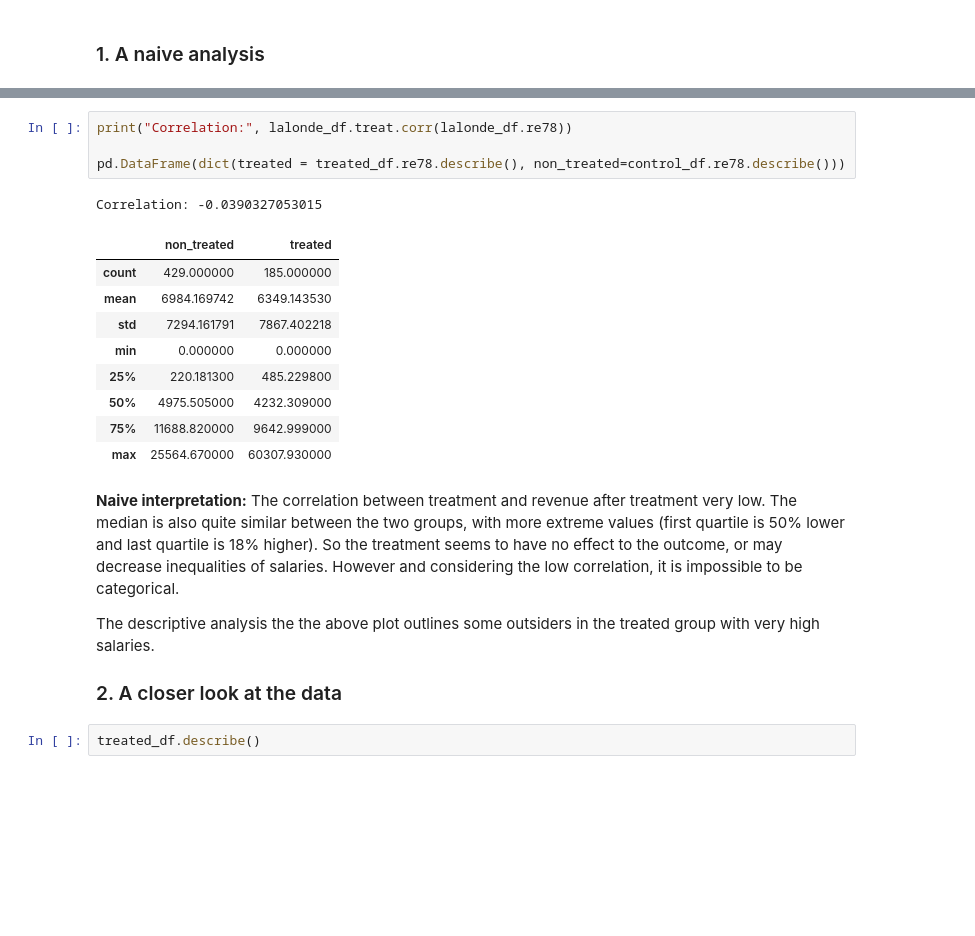
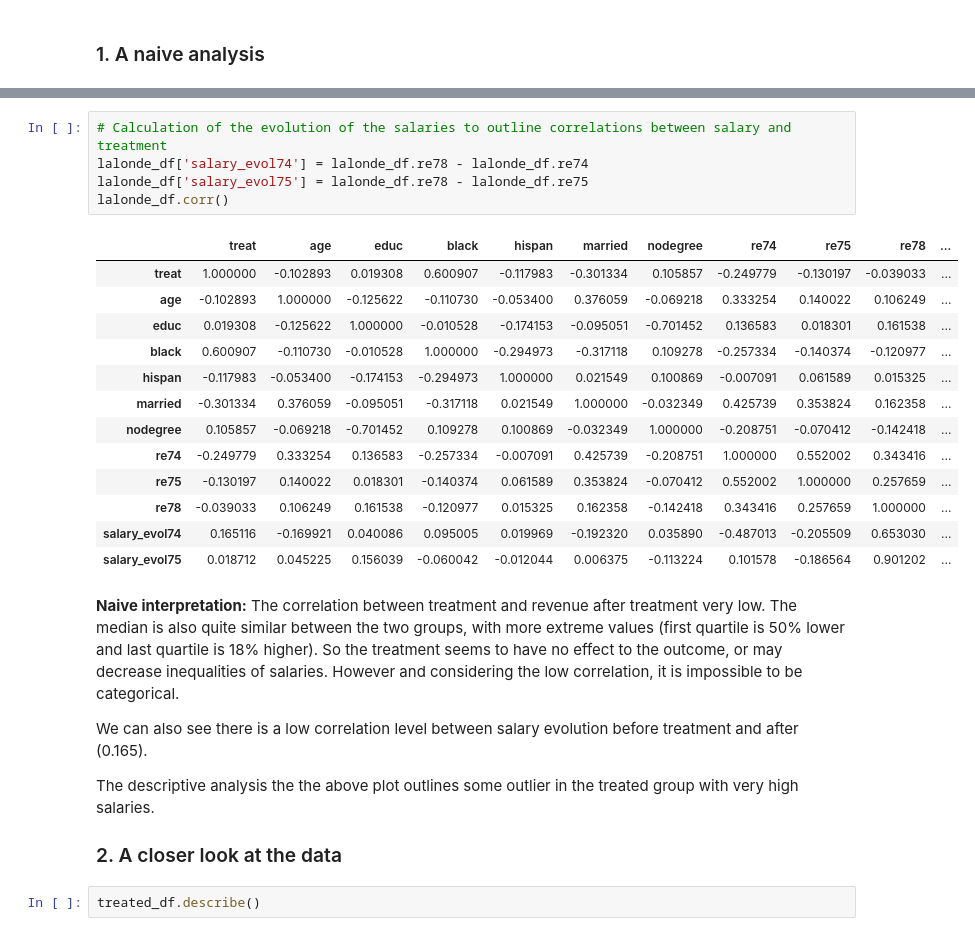
Before and after one commit to Coac/epfl-ada, a Jupyter notebook: 04 - Applied ML/Homework 4.ipynb, the cells around one changed output, grey strips where cells are left out. Saved outputs shown, nothing was run; the diff lists cells and outputs as text; blank space fills up the shorter version.

```diff
--- a/04 - Applied ML/Homework 4.ipynb
+++ b/04 - Applied ML/Homework 4.ipynb
@@ -64,24 +51,30 @@ plt.boxplot([control_df.re78, treated_df.re78], positions=[0, 1])
 [figure]
-# %%
-print("Correlation:", lalonde_df.treat.corr(lalonde_df.re78))
-
-pd.DataFrame(dict(treated = treated_df.re78.describe(), non_treated=control_df.re78.describe()))
-# %% [output]
-Correlation: -0.0390327053015
-|  | non_treated | treated |
-| count | 429.000000 | 185.000000 |
-| mean | 6984.169742 | 6349.143530 |
-| std | 7294.161791 | 7867.402218 |
-| min | 0.000000 | 0.000000 |
-| 25% | 220.181300 | 485.229800 |
-| 50% | 4975.505000 | 4232.309000 |
-| 75% | 11688.820000 | 9642.999000 |
-| max | 25564.670000 | 60307.930000 |
+# %%
+# Calculation of the evolution of the salaries to outline correlations between salary and treatment
+lalonde_df['salary_evol74'] = lalonde_df.re78 - lalonde_df.re74
+lalonde_df['salary_evol75'] = lalonde_df.re78 - lalonde_df.re75
+lalonde_df.corr()
+# %% [output]
+|  | treat | age | educ | black | hispan | married | nodegree | re74 | re75 | re78 | ... |
+| treat | 1.000000 | -0.102893 | 0.019308 | 0.600907 | -0.117983 | -0.301334 | 0.105857 | -0.249779 | -0.130197 | -0.039033 | ... |
+| age | -0.102893 | 1.000000 | -0.125622 | -0.110730 | -0.053400 | 0.376059 | -0.069218 | 0.333254 | 0.140022 | 0.106249 | ... |
+| educ | 0.019308 | -0.125622 | 1.000000 | -0.010528 | -0.174153 | -0.095051 | -0.701452 | 0.136583 | 0.018301 | 0.161538 | ... |
+| black | 0.600907 | -0.110730 | -0.010528 | 1.000000 | -0.294973 | -0.317118 | 0.109278 | -0.257334 | -0.140374 | -0.120977 | ... |
+| hispan | -0.117983 | -0.053400 | -0.174153 | -0.294973 | 1.000000 | 0.021549 | 0.100869 | -0.007091 | 0.061589 | 0.015325 | ... |
+| married | -0.301334 | 0.376059 | -0.095051 | -0.317118 | 0.021549 | 1.000000 | -0.032349 | 0.425739 | 0.353824 | 0.162358 | ... |
+| nodegree | 0.105857 | -0.069218 | -0.701452 | 0.109278 | 0.100869 | -0.032349 | 1.000000 | -0.208751 | -0.070412 | -0.142418 | ... |
+| re74 | -0.249779 | 0.333254 | 0.136583 | -0.257334 | -0.007091 | 0.425739 | -0.208751 | 1.000000 | 0.552002 | 0.343416 | ... |
+| re75 | -0.130197 | 0.140022 | 0.018301 | -0.140374 | 0.061589 | 0.353824 | -0.070412 | 0.552002 | 1.000000 | 0.257659 | ... |
+| re78 | -0.039033 | 0.106249 | 0.161538 | -0.120977 | 0.015325 | 0.162358 | -0.142418 | 0.343416 | 0.257659 | 1.000000 | ... |
+| salary_evol74 | 0.165116 | -0.169921 | 0.040086 | 0.095005 | 0.019969 | -0.192320 | 0.035890 | -0.487013 | -0.205509 | 0.653030 | ... |
+| salary_evol75 | 0.018712 | 0.045225 | 0.156039 | -0.060042 | -0.012044 | 0.006375 | -0.113224 | 0.101578 | -0.186564 | 0.901202 | ... |
 # %% [markdown]
 **Naive interpretation:**
 The correlation between treatment and revenue after treatment very low. The median is also quite similar between the two groups, with more extreme values (first quartile is 50% lower and last quartile is 18% higher). So the treatment seems to have no effect to the outcome, or may decrease inequalities of salaries. However and considering the low correlation, it is impossible to be categorical.
 
-The descriptive analysis the the above plot outlines some outsiders in the treated group with very high salaries.
+We can also see there is a low correlation level between salary evolution before treatment and after (0.165).
+
+The descriptive analysis the the above plot outlines some outlier in the treated group with very high salaries.
 
 ### 2. A closer look at the data
 # %%
```
Also changed, not shown: parts of 44 cells of this notebook.
